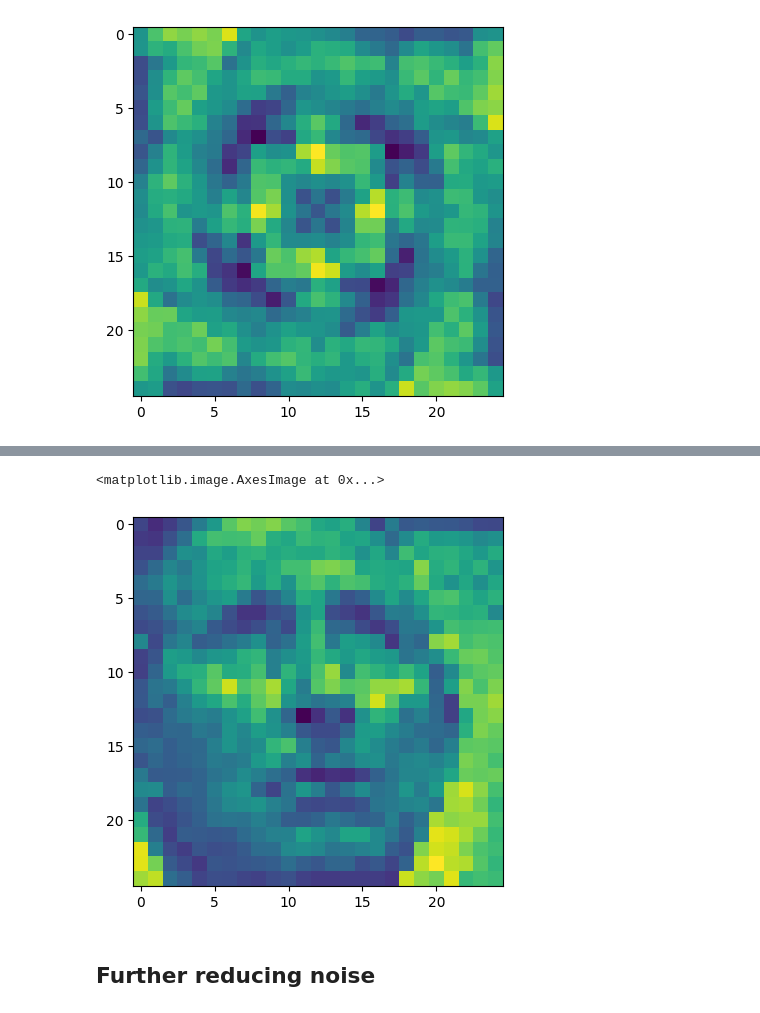
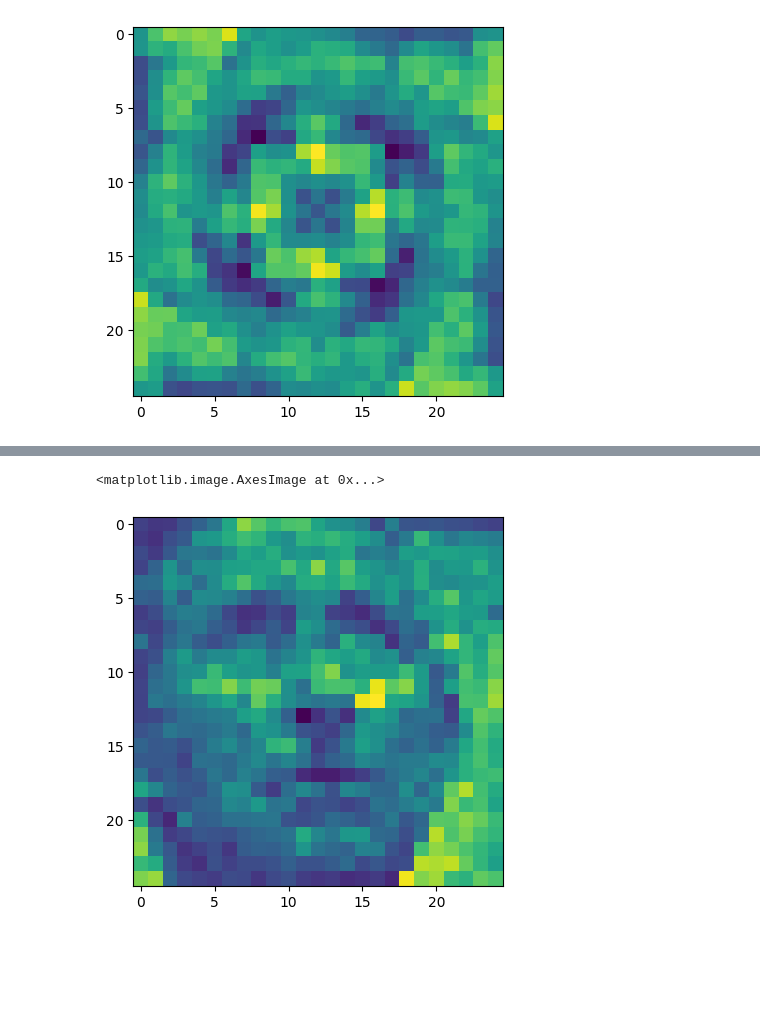
Before and after one commit to jtpotato/simc-2024, a Jupyter notebook: challenge_john_monash.ipynb, the cells around one changed output, grey strips where cells are left out. Drawn from its saved outputs; the diff is of its cells as text; code cells hidden in the pictures; blank space fills up the shorter version.

```diff
--- a/challenge_john_monash.ipynb
+++ b/challenge_john_monash.ipynb
@@ -314,3 +347,5 @@ for i in range(4):
+# %%
+task_7_orientations = sort_to_clusters(task_7_matrix, task_7_output_labels)
 # %%
 task_7_subplot, task_7_axes = plt.subplots(1, 4)
 
@@ -322,28 +357,26 @@ for i in range(4):
 # %%
-# Pick cluster 0 to be our "reference angle"
+def combine_clusters(reference: np.ndarray, clusters: np.ndarray) -> np.ndarray:
+    rotated_orientations = []
+    for i in range(4):
+        lowest_dist = None
+        rot = average_img(clusters[i]).reshape(25, 25)
+        for j in range(4):
+            rot = np.rot90(rot, -1)
+            dist = np.linalg.norm(reference - rot)
+            if lowest_dist == None or dist < lowest_dist:
+                lowest_dist = dist
+                best_rot = rot
 
-task_7_reference = average_img(task_7_orientations[0]).reshape(25, 25)
-task_7_rotated_orientations = []
+        rotated_orientations.append(best_rot)
+        final = np.array(rotated_orientations).sum(axis=0) / 4
 
-for i in range(4):
-    lowest_dist = None
-    rot = average_img(task_7_orientations[i]).reshape(25, 25)
-    for j in range(4):
-        rot = np.rot90(rot, -1)
-        dist = np.linalg.norm(task_7_reference - rot)
-        if lowest_dist == None or dist < lowest_dist:
-            lowest_dist = dist
-            best_rot = rot
-
-    task_7_rotated_orientations.append(best_rot)
-
-task_7_final_images = np.array(task_7_rotated_orientations)
+        return final
 # %%
-task_7_final_image = np.sum(task_7_final_images, axis=0) / 4
+task_7_final_image = combine_clusters(
+    np.reshape(average_img(task_7_orientations[0]), (25, 25)), task_7_orientations
+)
 
-plt.imshow(np.rot90(task_7_final_image, 1))
+plt.imshow(np.rot90(task_7_final_image, 0))
 # %% [output]
 <matplotlib.image.AxesImage at 0x...>
-[figure, old version]
+[figure, new version]
-# %% [markdown]
-## Further reducing noise
```
Also changed, not shown: parts of 16 cells of this notebook.
